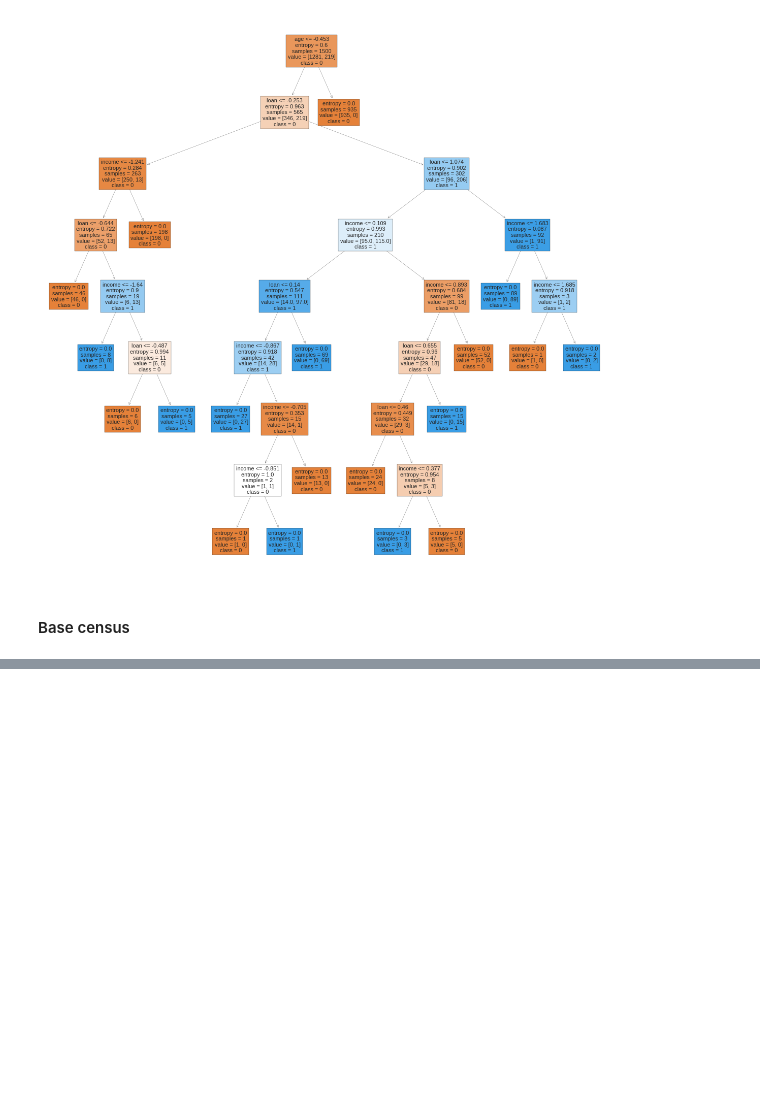
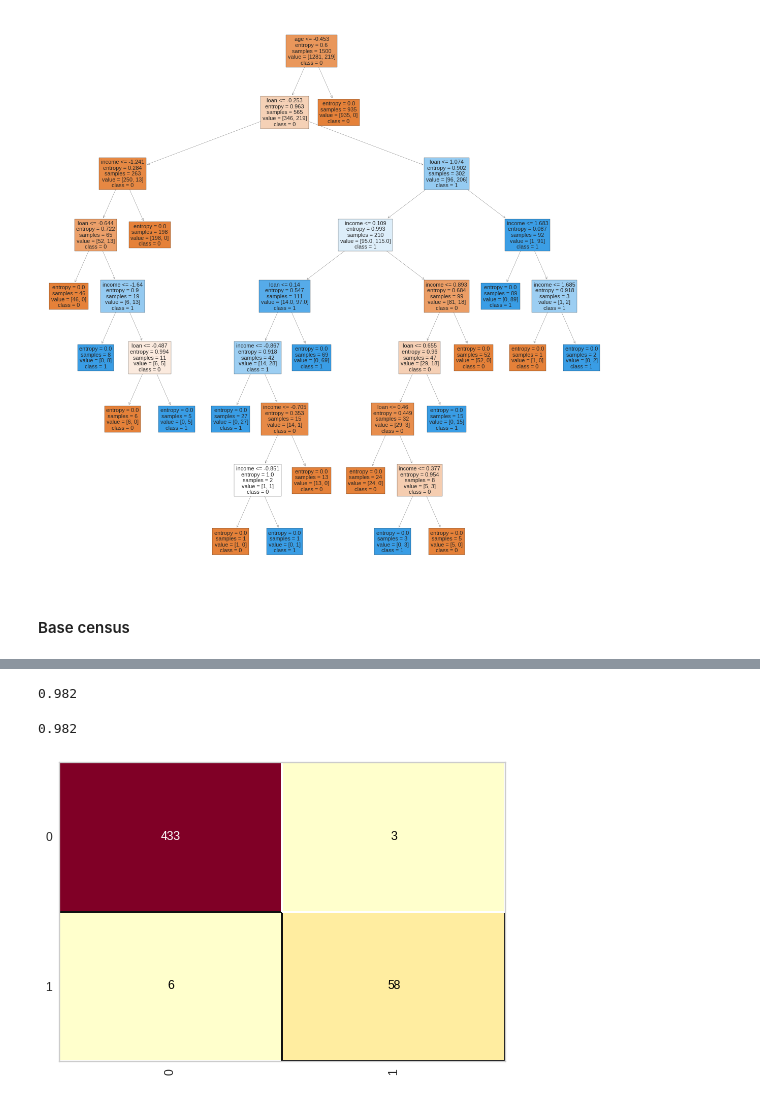
Before and after one commit to CarlosAraujo7/Machine-Learning-Study, a Jupyter notebook: Data Science and Machine Learning.ipynb, the cells around one changed output, grey strips where cells are left out. Saved outputs shown, nothing was run; the diff lists cells and outputs as text; code cells hidden in the pictures; blank space fills up the shorter version.

```diff
--- a/Data Science and Machine Learning.ipynb
+++ b/Data Science and Machine Learning.ipynb
@@ -1106,0 +1174,3 @@ fig.savefig('arvore_credit2.png')
+# %%
+random_forest_credit = RandomForestClassifier(n_estimators=100, criterion='entropy', random_state=0)
+random_forest_credit.fit(X_credit_treinamento, Y_credit_treinamento)
@@ -1106,0 +1200,12 @@ fig.savefig('arvore_credit2.png')
+# %%
+acuracia = accuracy_score(Y_credit_teste, previsoes)
+acuracia
+# %% [output]
+0.982
+# %%
+cm = ConfusionMatrix(random_forest_credit)
+cm.fit(X_credit_treinamento, Y_credit_treinamento)
+cm.score(X_credit_teste, Y_credit_teste)
+# %% [output]
+0.982
+[figure, added]
```
Also changed, not shown: parts of 31 cells of this notebook.
